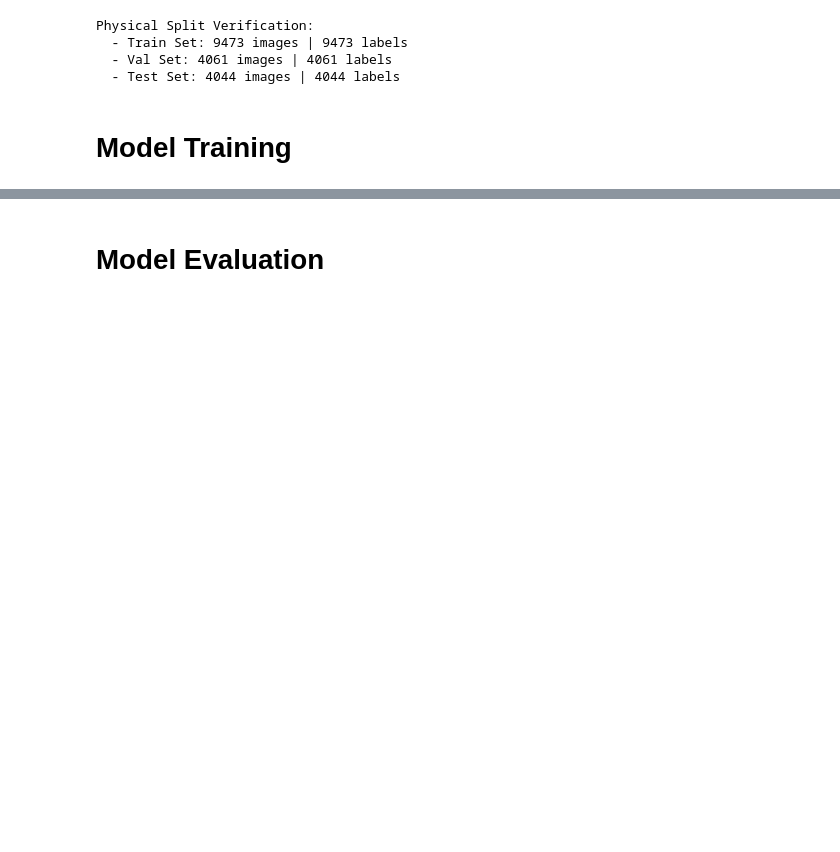
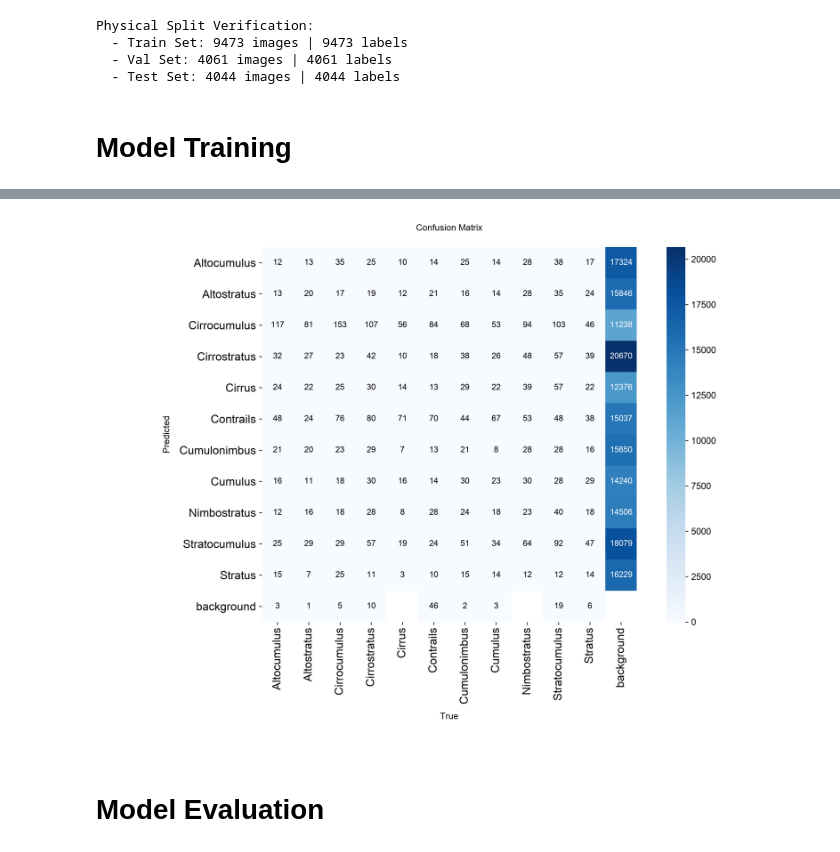
Before and after one commit to yeugeneu/IAT360-CV-13-Cloud-Type-Classifier, a Jupyter notebook: Cloud_type_detection.ipynb, the cells around one changed output, grey strips where cells are left out. Saved outputs shown, nothing was run; the diff lists cells and outputs as text; code cells hidden in the pictures; blank space fills up the shorter version.

```diff
--- a/Cloud_type_detection.ipynb
+++ b/Cloud_type_detection.ipynb
@@ -438,2 +548,9 @@ model.train(data="config.yaml")
+# %%
+%matplotlib inline
+from PIL import Image
+
+Image.open('runs/detect/val/confusion_matrix.png')
+# %% [output]
+[figure, added]
 # %% [markdown]
 # Model Evaluation
```
Also changed, not shown: parts of 6 cells of this notebook.
